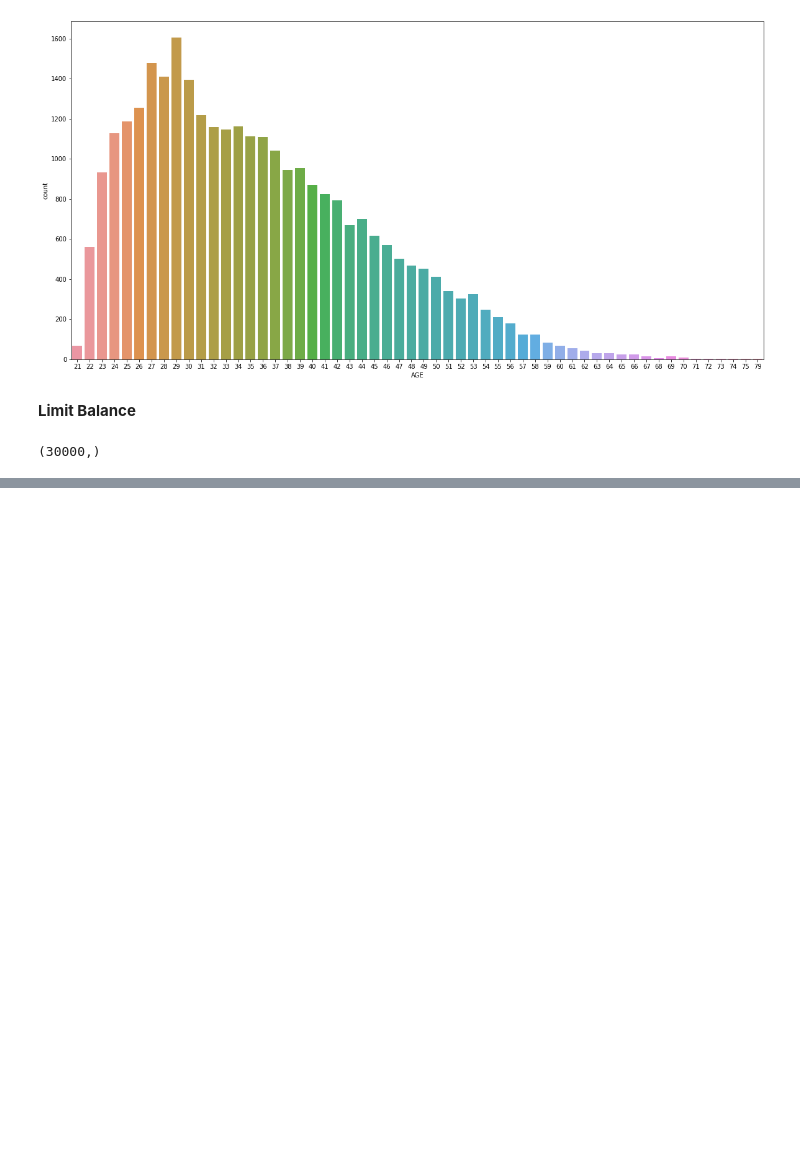
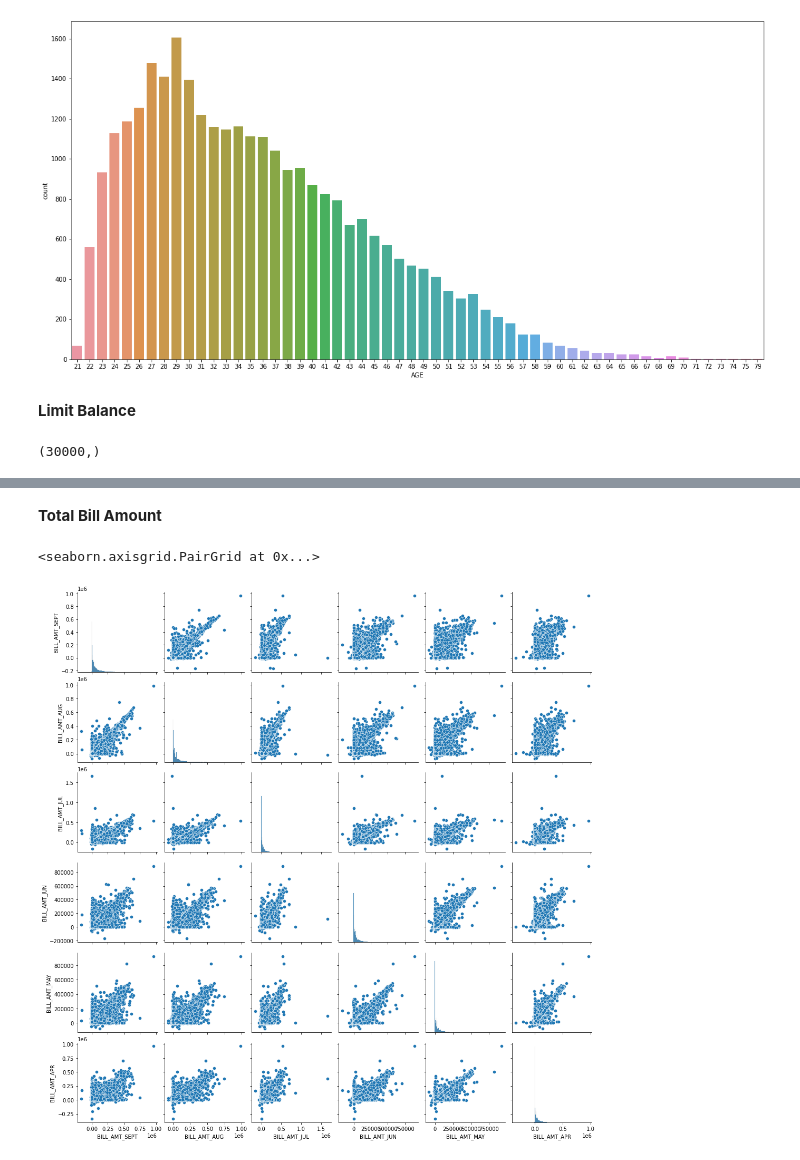
Before and after one commit to thisisraj57/Credit_Card_Default_Prediction_Capstone_Project, a Jupyter notebook: Credit_Card_Default_Prediction_Capstone_Project.ipynb, the cells around one changed output, grey strips where cells are left out. Saved outputs shown, nothing was run; the diff lists cells and outputs as text; code cells hidden in the pictures; blank space fills up the shorter version.

```diff
--- a/Credit_Card_Default_Prediction_Capstone_Project.ipynb
+++ b/Credit_Card_Default_Prediction_Capstone_Project.ipynb
@@ -311,0 +330,4 @@ df['LIMIT_BAL'].shape
+# %%
+df.rename(columns={'PAY_0':'PAY_SEPT','PAY_2':'PAY_AUG','PAY_3':'PAY_JUL','PAY_4':'PAY_JUN','PAY_5':'PAY_MAY','PAY_6':'PAY_APR'},inplace=True)
+df.rename(columns={'BILL_AMT1':'BILL_AMT_SEPT','BILL_AMT2':'BILL_AMT_AUG','BILL_AMT3':'BILL_AMT_JUL','BILL_AMT4':'BILL_AMT_JUN','BILL_AMT5':'BILL_AMT_MAY','BILL_AMT6':'BILL_AMT_APR'}, inplace = True)
+df.rename(columns={'PAY_AMT1':'PAY_AMT_SEPT','PAY_AMT2':'PAY_AMT_AUG','PAY_AMT3':'PAY_AMT_JUL','PAY_AMT4':'PAY_AMT_JUN','PAY_AMT5':'PAY_AMT_MAY','PAY_AMT6':'PAY_AMT_APR'},inplace=True)
@@ -311,0 +370,8 @@ df['LIMIT_BAL'].shape
+# %% [markdown]
+**Total Bill Amount**
+# %%
+bill_amnt_df = df[['BILL_AMT_SEPT', 'BILL_AMT_AUG', 'BILL_AMT_JUL', 'BILL_AMT_JUN', 'BILL_AMT_MAY', 'BILL_AMT_APR']]
+sns.pairplot(data = bill_amnt_df)
+# %% [output]
+<seaborn.axisgrid.PairGrid at 0x...>
+[figure, added]
```
Also changed, not shown: parts of 150 cells of this notebook.
